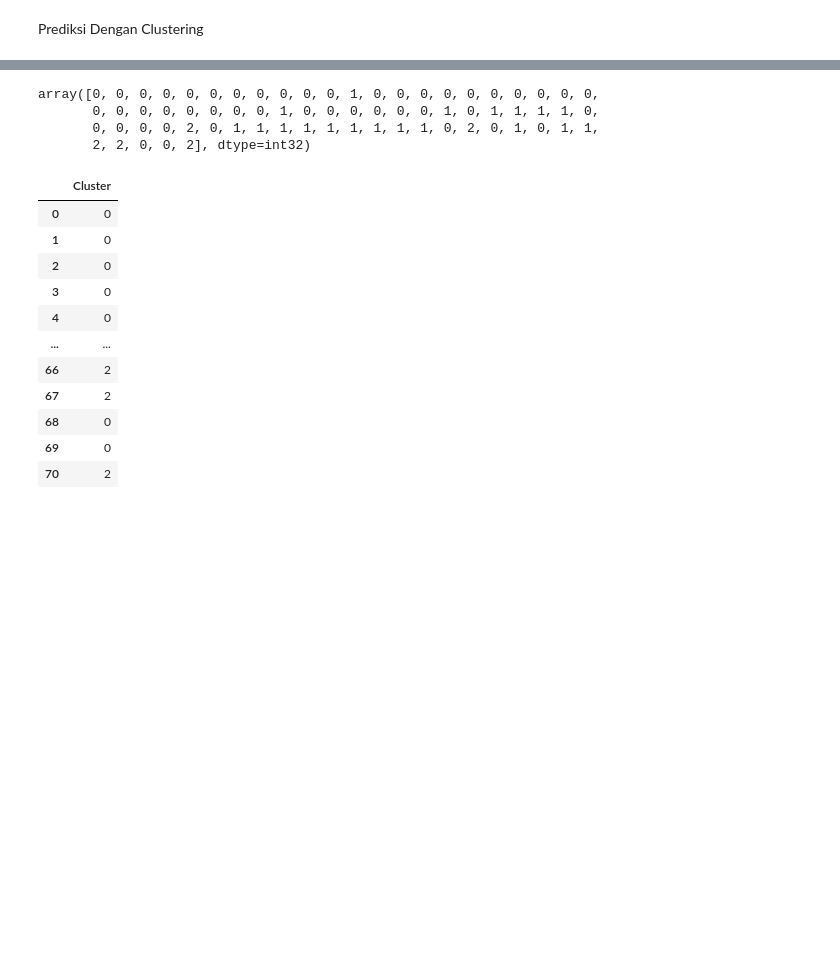
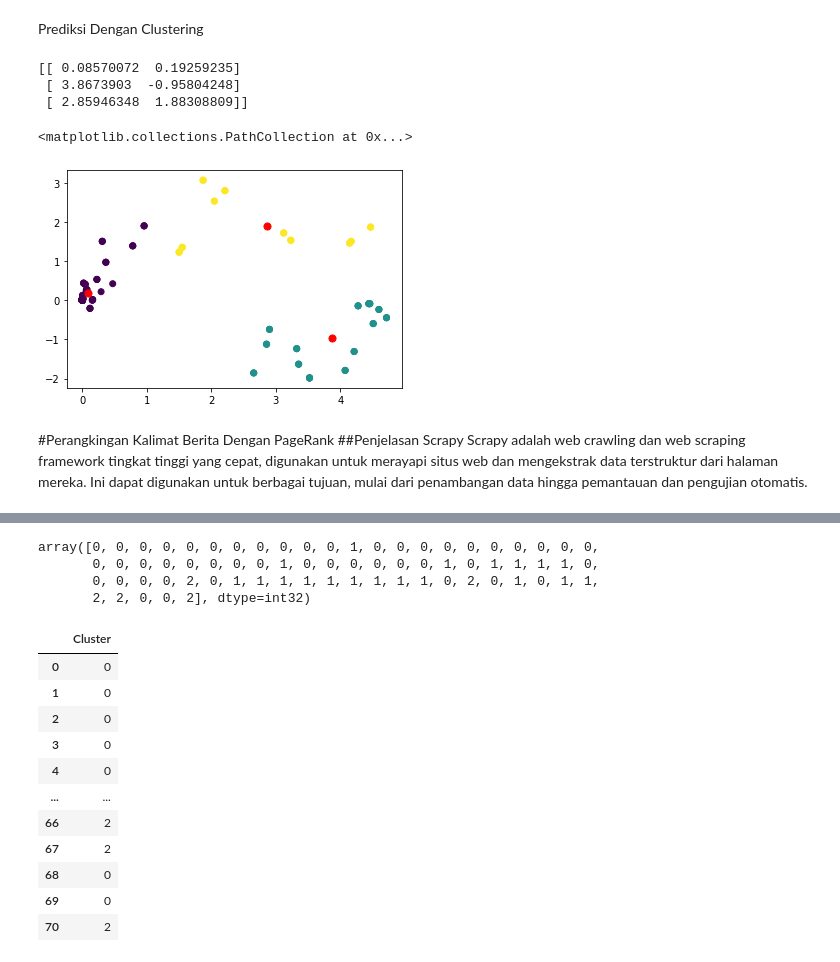
Before and after one commit to virgorasion/webmining, a Jupyter notebook: Crawling_twitter.ipynb, the cells around one changed output, grey strips where cells are left out. Saved outputs shown, nothing was run; the diff lists cells and outputs as text; code cells hidden in the pictures; blank space fills up the shorter version.

```diff
--- a/Crawling_twitter.ipynb
+++ b/Crawling_twitter.ipynb
@@ -403,0 +534,23 @@ Prediksi Dengan Clustering
+# %%
+# Latih Kmeans dengan n cluster terbaik
+modelKm = KMeans(n_clusters=3, random_state=12)
+modelKm.fit(dataTF.values)
+prediksi = modelKm.predict(dataTF.values)
+
+# Pengurangan dimensi digunakan untuk memplot dalam representasi 2d
+pc=TruncatedSVD(n_components=2)
+X_new=pc.fit_transform(dataTF.values)
+centroids=pc.transform(modelKm.cluster_centers_)
+print(centroids)
+plt.scatter(X_new[:,0],X_new[:,1],c=prediksi, cmap='viridis')
+plt.scatter(centroids[:,0] , centroids[:,1] , s = 50, color = 'red')
+# %% [output]
+[[ 0.08570072  0.19259235]
+ [ 3.8673903  -0.95804248]
+ [ 2.85946348  1.88308809]]
+<matplotlib.collections.PathCollection at 0x...>
+[figure, added]
+# %% [markdown]
+#Perangkingan Kalimat Berita Dengan PageRank
+##Penjelasan Scrapy
+Scrapy adalah web crawling dan web scraping framework tingkat tinggi yang cepat, digunakan untuk merayapi situs web dan mengekstrak data terstruktur dari halaman mereka. Ini dapat digunakan untuk berbagai tujuan, mulai dari penambangan data hingga pemantauan dan pengujian otomatis.
```
Also changed, not shown: parts of 94 cells of this notebook, 28 other files.
